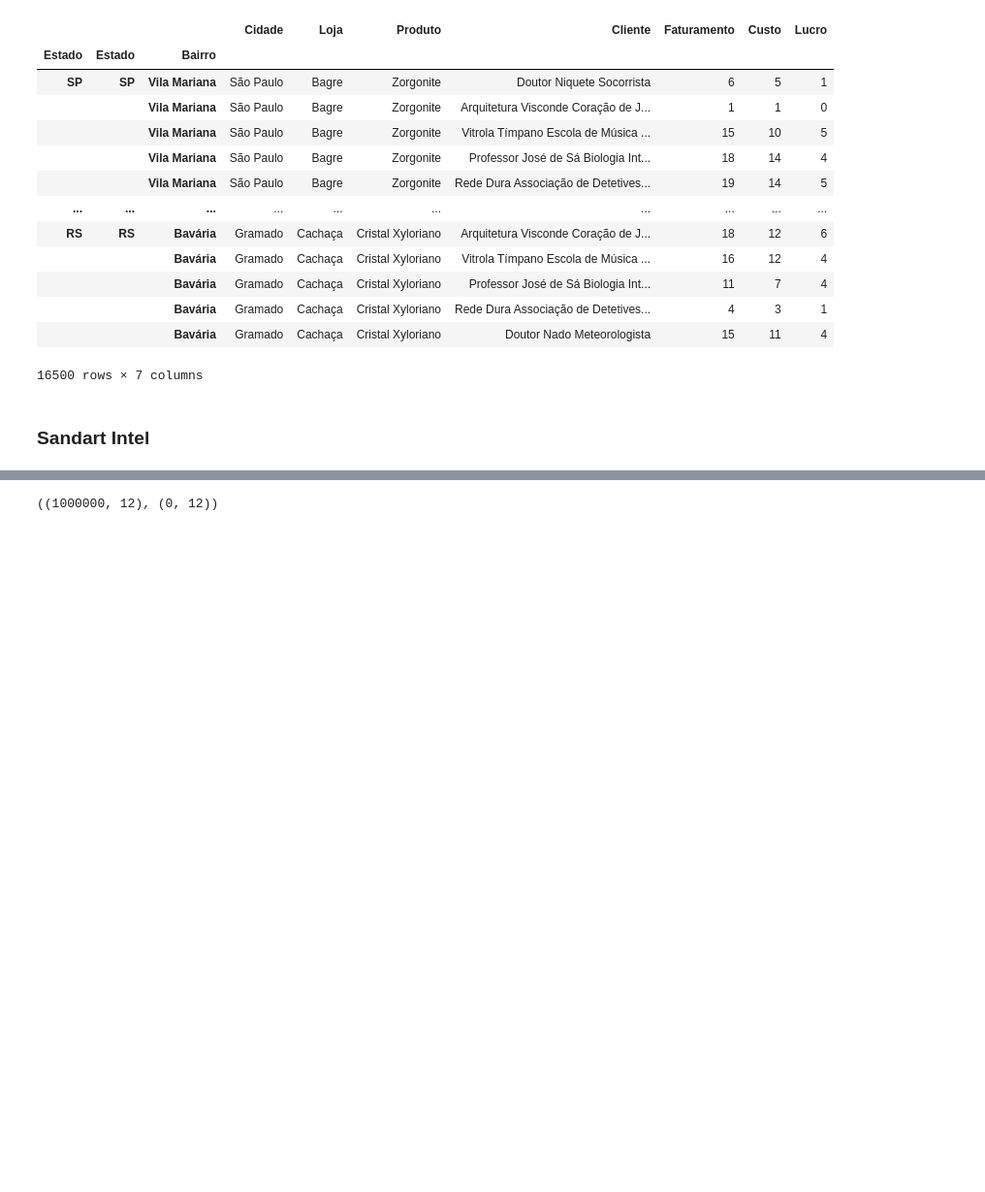
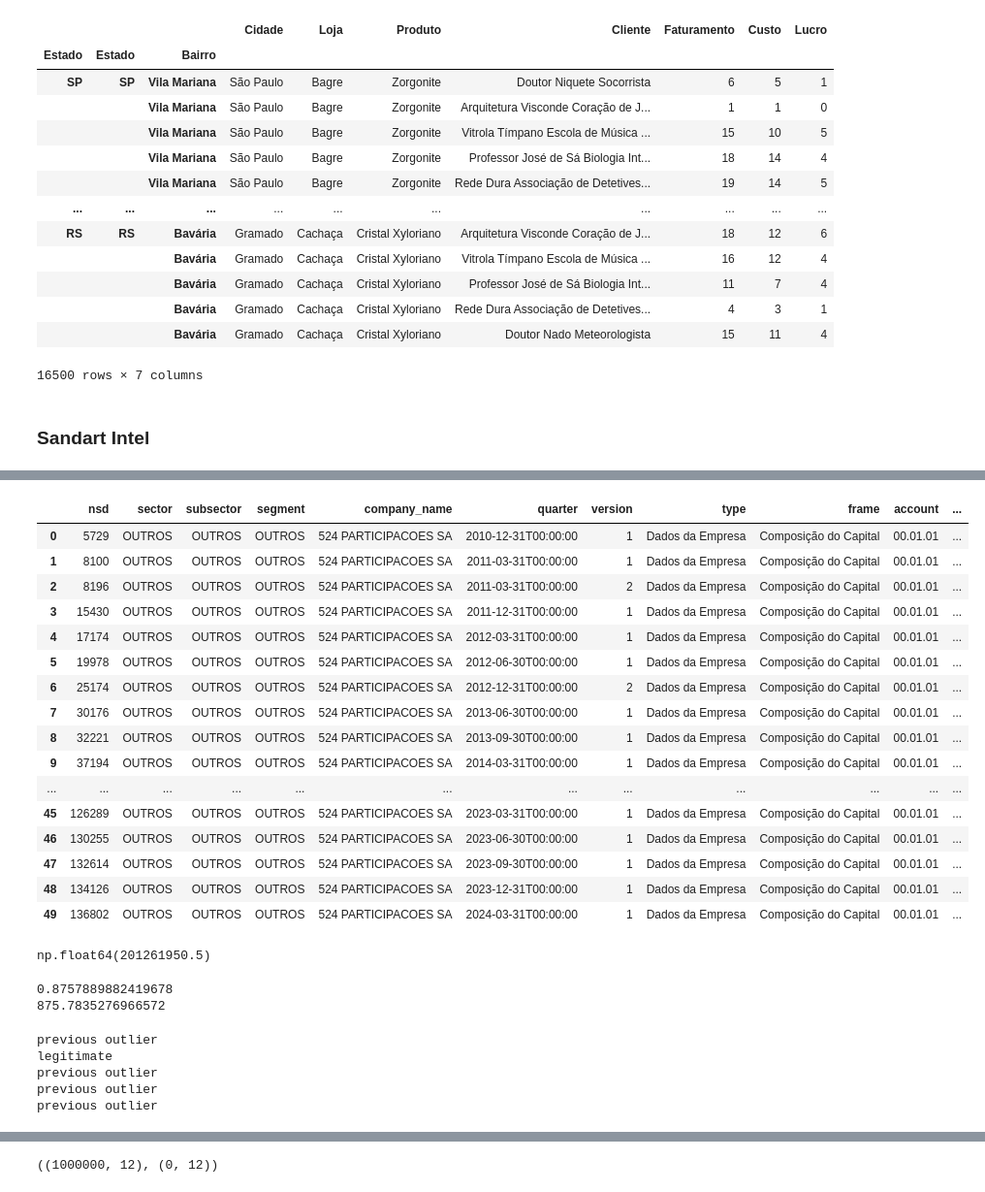
Before and after one commit to faustostangler/FLY_OLD, a Jupyter notebook: playground.ipynb, the cells around one changed output, grey strips where cells are left out. Shown at 97% size. Drawn from its saved outputs; the diff is of its cells as text; code cells hidden in the pictures; blank space fills up the shorter version.

```diff
--- a/playground.ipynb
+++ b/playground.ipynb
@@ -177,0 +270,60 @@ conn.close()
+# %%
+grouped = df_sorted.groupby(group_cols)
+group_name, group = next(iter(grouped))
+# %%
+group
+# %% [output]
+|  | nsd | sector | subsector | segment | company_name | quarter | version | type | frame | account | ... |
+| 0 | 5729 | OUTROS | OUTROS | OUTROS | 524 PARTICIPACOES SA | 2010-12-31T00:00:00 | 1 | Dados da Empresa | Composição do Capital | 00.01.01 | ... |
+| 1 | 8100 | OUTROS | OUTROS | OUTROS | 524 PARTICIPACOES SA | 2011-03-31T00:00:00 | 1 | Dados da Empresa | Composição do Capital | 00.01.01 | ... |
+| 2 | 8196 | OUTROS | OUTROS | OUTROS | 524 PARTICIPACOES SA | 2011-03-31T00:00:00 | 2 | Dados da Empresa | Composição do Capital | 00.01.01 | ... |
+| 3 | 15430 | OUTROS | OUTROS | OUTROS | 524 PARTICIPACOES SA | 2011-12-31T00:00:00 | 1 | Dados da Empresa | Composição do Capital | 00.01.01 | ... |
+| 4 | 17174 | OUTROS | OUTROS | OUTROS | 524 PARTICIPACOES SA | 2012-03-31T00:00:00 | 1 | Dados da Empresa | Composição do Capital | 00.01.01 | ... |
+| 5 | 19978 | OUTROS | OUTROS | OUTROS | 524 PARTICIPACOES SA | 2012-06-30T00:00:00 | 1 | Dados da Empresa | Composição do Capital | 00.01.01 | ... |
+| 6 | 25174 | OUTROS | OUTROS | OUTROS | 524 PARTICIPACOES SA | 2012-12-31T00:00:00 | 2 | Dados da Empresa | Composição do Capital | 00.01.01 | ... |
+| 7 | 30176 | OUTROS | OUTROS | OUTROS | 524 PARTICIPACOES SA | 2013-06-30T00:00:00 | 1 | Dados da Empresa | Composição do Capital | 00.01.01 | ... |
+| 8 | 32221 | OUTROS | OUTROS | OUTROS | 524 PARTICIPACOES SA | 2013-09-30T00:00:00 | 1 | Dados da Empresa | Composição do Capital | 00.01.01 | ... |
+| 9 | 37194 | OUTROS | OUTROS | OUTROS | 524 PARTICIPACOES SA | 2014-03-31T00:00:00 | 1 | Dados da Empresa | Composição do Capital | 00.01.01 | ... |
+| ... | ... | ... | ... | ... | ... | ... | ... | ... | ... | ... | ... |
+| 45 | 126289 | OUTROS | OUTROS | OUTROS | 524 PARTICIPACOES SA | 2023-03-31T00:00:00 | 1 | Dados da Empresa | Composição do Capital | 00.01.01 | ... |
+| 46 | 130255 | OUTROS | OUTROS | OUTROS | 524 PARTICIPACOES SA | 2023-06-30T00:00:00 | 1 | Dados da Empresa | Composição do Capital | 00.01.01 | ... |
+| 47 | 132614 | OUTROS | OUTROS | OUTROS | 524 PARTICIPACOES SA | 2023-09-30T00:00:00 | 1 | Dados da Empresa | Composição do Capital | 00.01.01 | ... |
+| 48 | 134126 | OUTROS | OUTROS | OUTROS | 524 PARTICIPACOES SA | 2023-12-31T00:00:00 | 1 | Dados da Empresa | Composição do Capital | 00.01.01 | ... |
+| 49 | 136802 | OUTROS | OUTROS | OUTROS | 524 PARTICIPACOES SA | 2024-03-31T00:00:00 | 1 | Dados da Empresa | Composição do Capital | 00.01.01 | ... |
+# %%
+median_val = group[value_col].median()
+group = group.reset_index(drop=True)
+median_val
+# %% [output]
+np.float64(201261950.5)
+# %%
+for i, (idx, row) in enumerate(group.iterrows()):
+    ratio = row[value_col] / median_val
+# %% [output]
+0.8757889882419678
+875.7835276966572
+# %%
+for i, (idx, row) in enumerate(group.iterrows()):
+    ratio = row[value_col] / median_val
+    if ratio > 10 or ratio < 0.1:  # multiplicative outlier criteria
+        # Check neighbors before and after
+        prev_values = group.loc[max(0, idx-2): idx-1, value_col]
+        next_values = group.loc[idx+1:idx+2, value_col]
+        prev_uniform = len(set(prev_values := prev_values.tolist())) == 1 if len(prev_values) > 0 else False
+        next_uniform = len(set(next_values := next_values.tolist())) == 1 if len(next_values) > 0 else False
+
+        if prev_uniform and next_uniform and prev_values[0] != next_values[0]:
+            # Legitimate shift detected, do nothing
+            print('legitimate')
+        elif prev_values:
+            group.at[idx, value_col] = prev_values[-1]
+            print('previous outlier')
+        elif next_values:
+            group.at[idx, value_col] = next_values[0]
+            print('next outlier')
+# %% [output]
+previous outlier
+legitimate
+previous outlier
+previous outlier
+previous outlier
```
Also changed, not shown: parts of 40 cells of this notebook, 31 other files.
